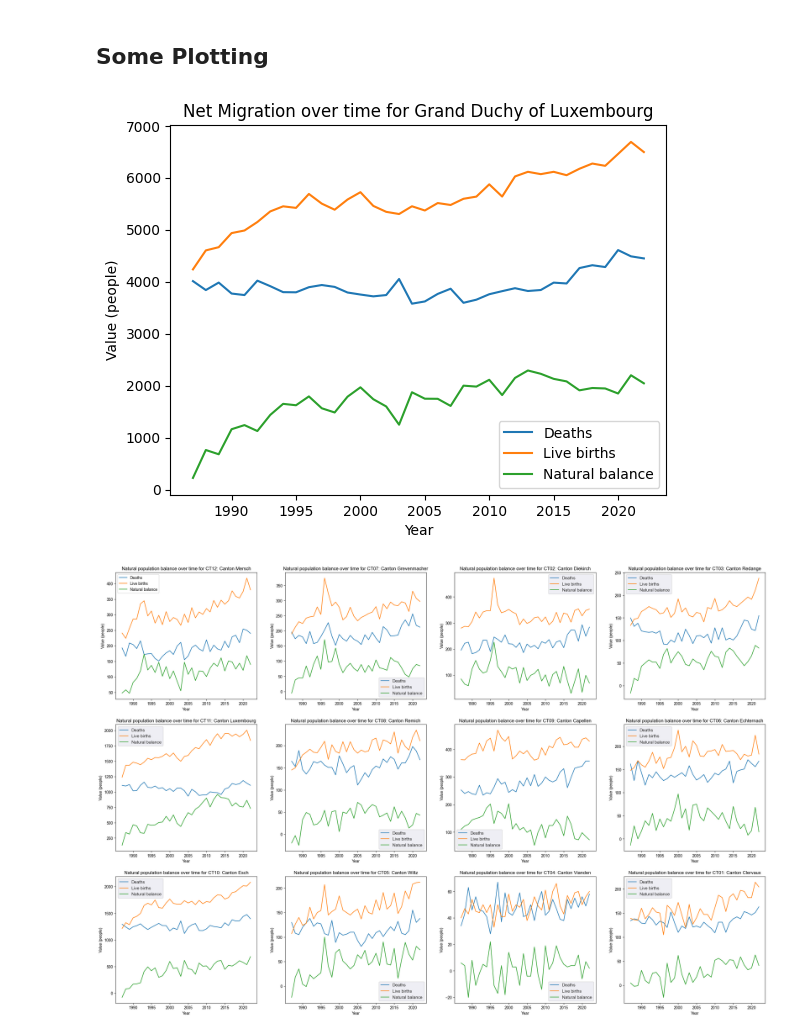
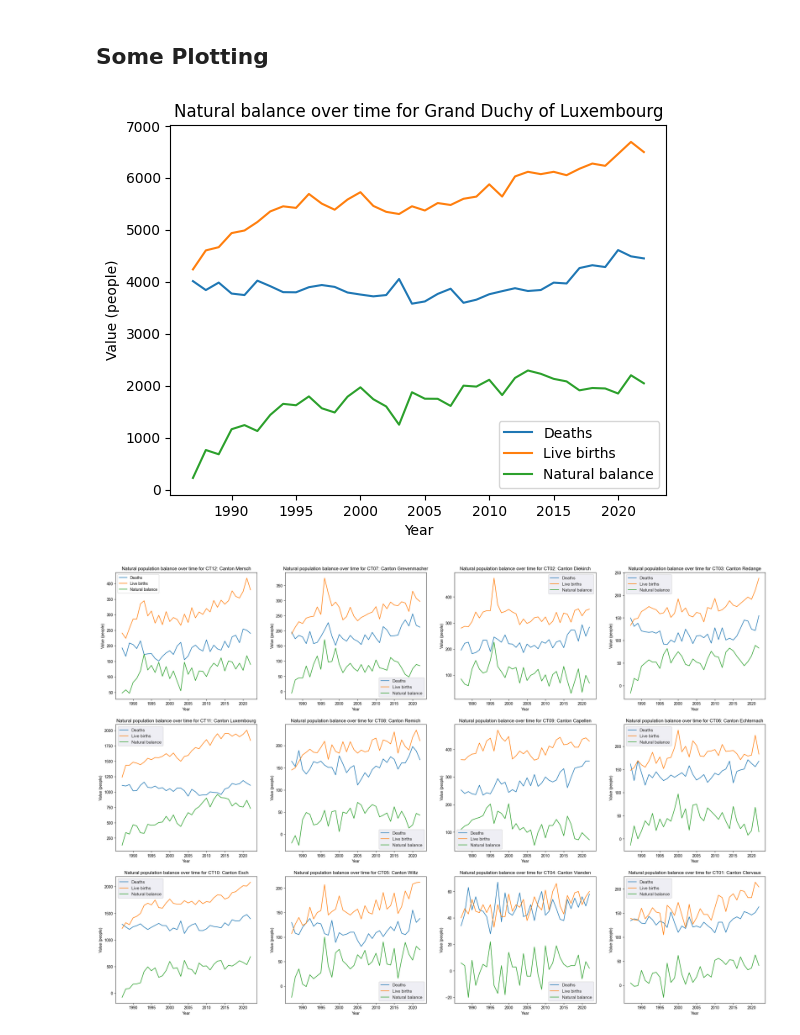
Before and after one commit to Paulo-Oliva/ds4h-project, a Jupyter notebook: 1_natality.ipynb, the cells around one changed output. Cells and saved outputs as stored; diff of their text form; code cells hidden in the pictures.

```diff
--- a/1_natality.ipynb
+++ b/1_natality.ipynb
@@ -81,22 +81,22 @@ dtype: int64
 # %%
 # Plot the net migration over time for the Grand Duchy of Luxembourg
 luxembourg_natality = natality_df[natality_df["location"] == "LU: Grand Duchy of Luxembourg"]
 
 # sns.set_theme(style="darkgrid", palette="colorblind")
 for label in sorted(luxembourg_natality["type"].unique()):
     sns.lineplot(
         data=luxembourg_natality[luxembourg_natality["type"] == label],
         x="year",
         y="value",
         label=label,
     )
 
-plt.title("Net Migration over time for Grand Duchy of Luxembourg")
+plt.title("Natural balance over time for Grand Duchy of Luxembourg")
 plt.xlabel("Year")
 plt.ylabel("Value (people)")
 plt.show()
 # %% [output]
-[figure, old version]
+[figure, new version]
 # %%
 # Plot the net migration over time for all cantons in Luxembourg
 luxembourg_cantons = natality_df[natality_df["location"].str.startswith("CT")]
```
Also changed, not shown: 1 other file.
